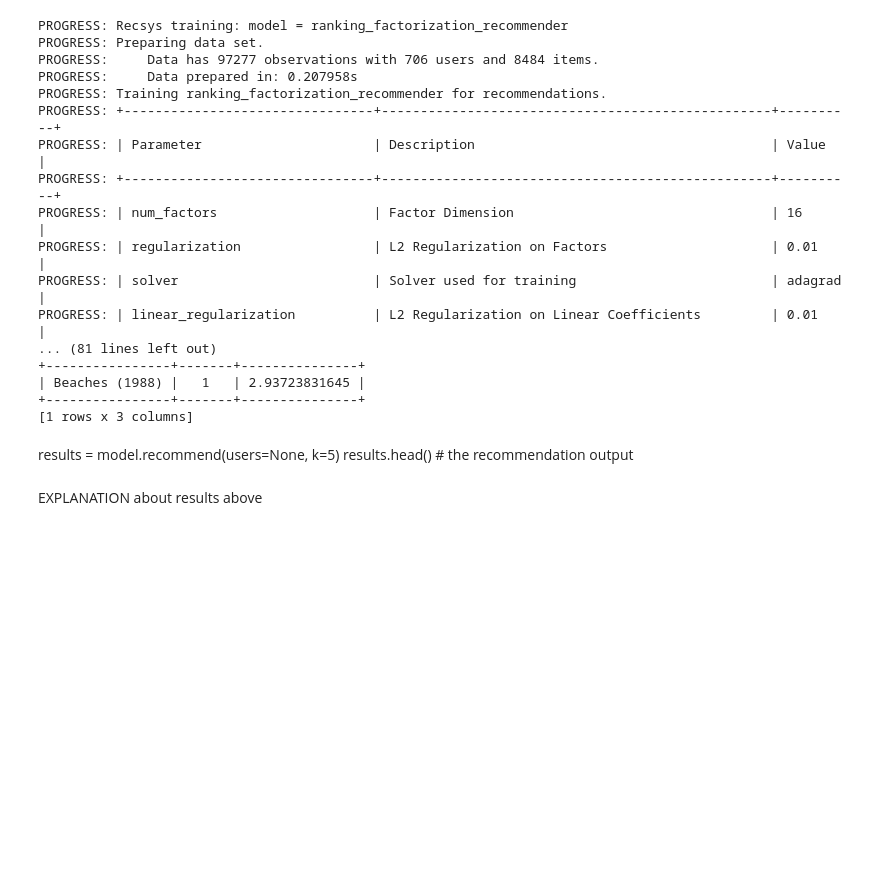
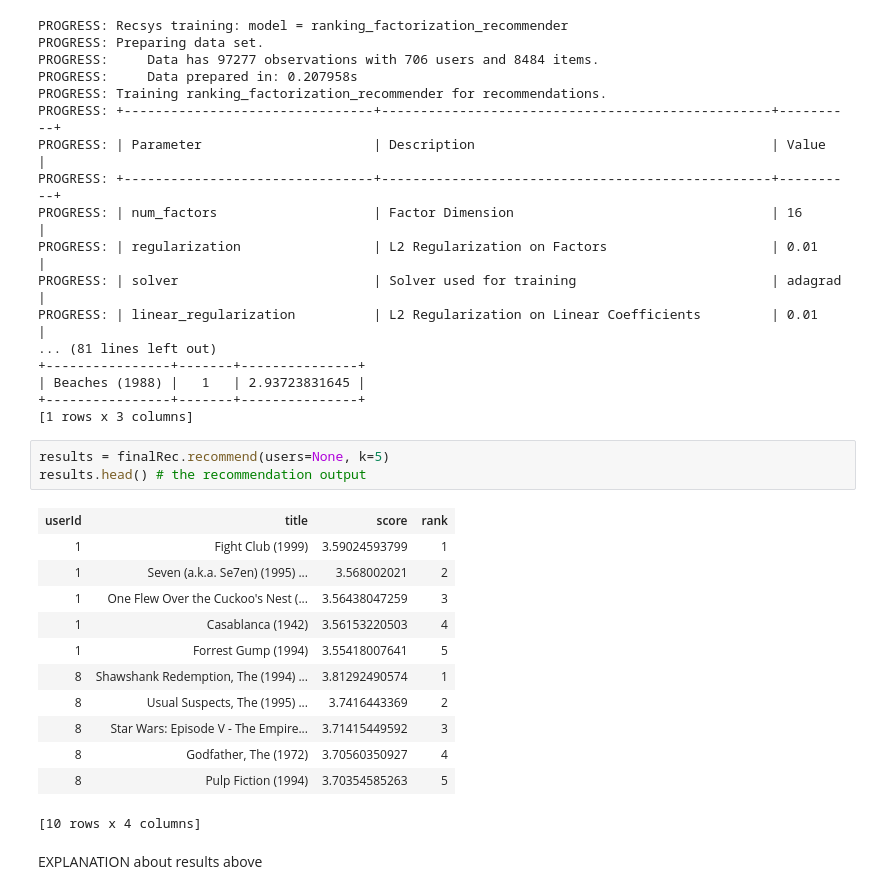
Before and after one commit to SpencerKaiser/DataMining, a Jupyter notebook: 04_AssignmentFour/A4-Master.ipynb, the cells around one changed output. Saved outputs shown, nothing was run; the diff lists cells and outputs as text; blank space fills up the shorter version.

```diff
--- a/04_AssignmentFour/A4-Master.ipynb
+++ b/04_AssignmentFour/A4-Master.ipynb
@@ -389,9 +389,22 @@ PROGRESS: | linear_regularization          | L2 Regularization on Linear Coeffic
 | Beaches (1988) |   1   | 2.93723831645 |
 +----------------+-------+---------------+
 [1 rows x 3 columns]
-# %% [markdown]
-results = model.recommend(users=None, k=5)
-results.head() # the recommendation output
+# %%
+results = finalRec.recommend(users=None, k=5)
+results.head() # the recommendation output
+# %% [output]
+| userId | title | score | rank |
+| 1 | Fight Club (1999) | 3.59024593799 | 1 |
+| 1 | Seven (a.k.a. Se7en) (1995) ... | 3.568002021 | 2 |
+| 1 | One Flew Over the Cuckoo's Nest (... | 3.56438047259 | 3 |
+| 1 | Casablanca (1942) | 3.56153220503 | 4 |
+| 1 | Forrest Gump (1994) | 3.55418007641 | 5 |
+| 8 | Shawshank Redemption, The (1994) ... | 3.81292490574 | 1 |
+| 8 | Usual Suspects, The (1995) ... | 3.7416443369 | 2 |
+| 8 | Star Wars: Episode V - The Empire... | 3.71415449592 | 3 |
+| 8 | Godfather, The (1972) | 3.70560350927 | 4 |
+| 8 | Pulp Fiction (1994) | 3.70354585263 | 5 |
+[10 rows x 4 columns]
 # %% [markdown]
 EXPLANATION about results above
 # %%
```
